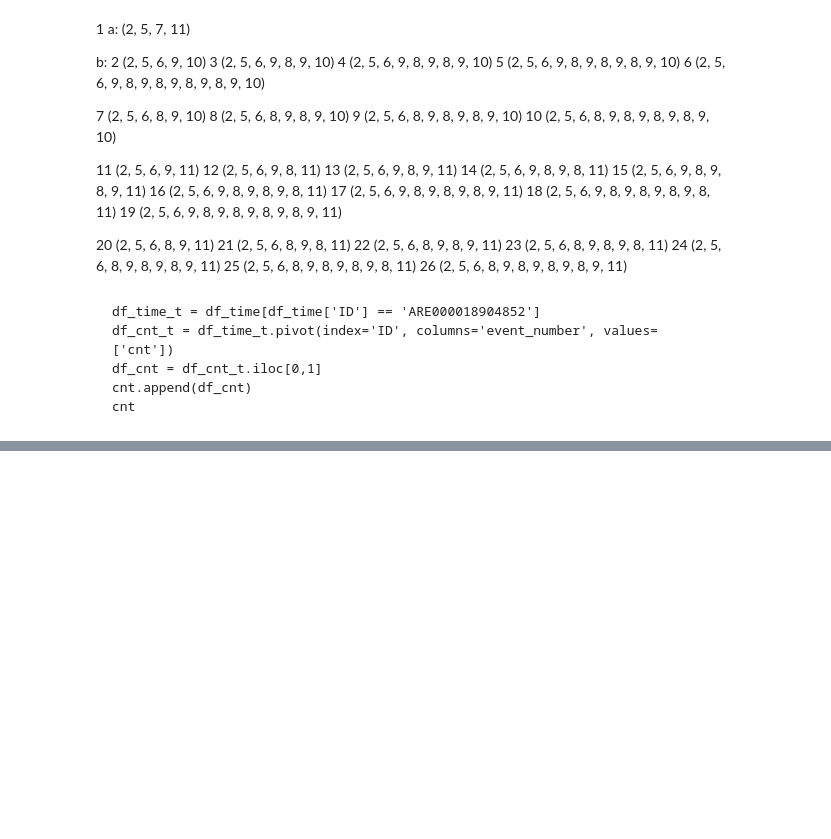
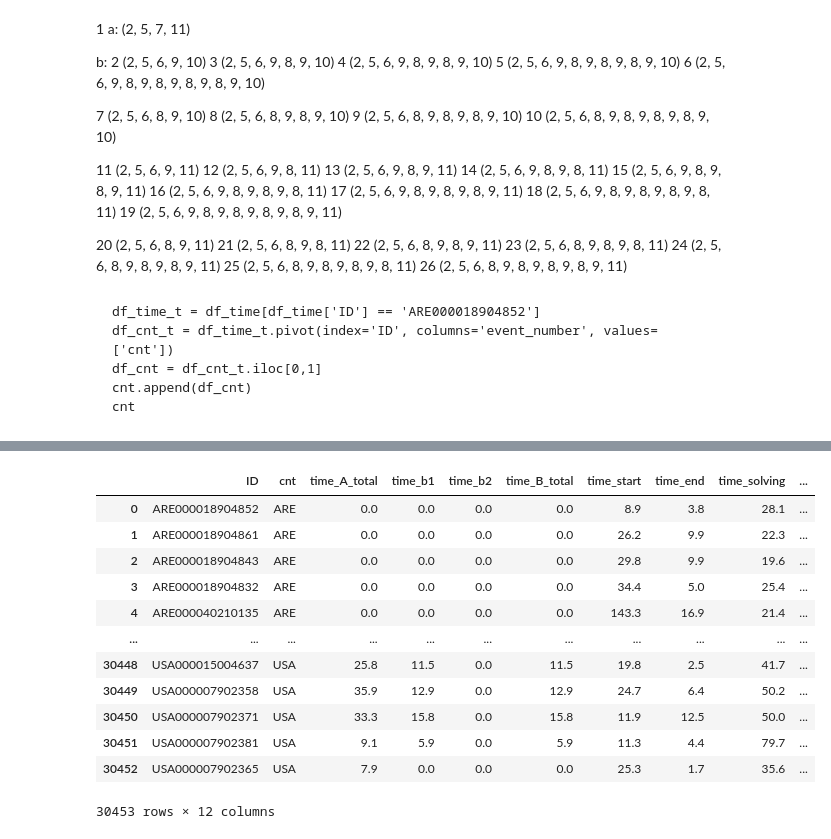
Before and after one commit to hyemin20/ProcessMining_PISA2012, a Jupyter notebook: scripts/1_GenerateVariables_1_time_abs.ipynb, the cells around one changed output, grey strips where cells are left out. Saved outputs shown, nothing was run; the diff lists cells and outputs as text; code cells hidden in the pictures; blank space fills up the shorter version.

```diff
--- a/scripts/1_GenerateVariables_1_time_abs.ipynb
+++ b/scripts/1_GenerateVariables_1_time_abs.ipynb
@@ -457,7 +464,7 @@ time_start = []
 
 for i in tqdm(stu_id):
     df_t = df[df['ID'] == i]
-    if len(df_t) > 2:
+    if len(df_t) >= 3:
         start = df_t.iloc[1,6] - df_t.iloc[0,6]
     else:
         start = 0
@@ -468,7 +475,7 @@ time_end = []
 
 for i in tqdm(stu_id):
     df_t = df[df['ID'] == i]
-    if len(df_t) > 2:
+    if len(df_t) >= 3:
         end = df_t.iloc[-1,6] - df_t.iloc[-2,6]
     else:
         end = 0
@@ -479,14 +486,42 @@ time_total = []
 
 for i in tqdm(stu_id):
     df_t = df[df['ID'] == i]
-    total = max(df_t['time'])-min(df_t['time'])
+    if len(df_t) >= 2:
+        total = df_t.iloc[-1,6] - df_t.iloc[0,6]
+    else:
+        total = 0
     time_total.append(total)
+# %%
+# solving time
+time_solving = []
+
+for i in tqdm(stu_id):
+    df_t = df[df['ID'] == i]
+    if len(df_t) >= 4:
+        solving = df_t.iloc[-2,6] - df_t.iloc[1,6]
+    else:
+        solving = 0
+    time_solving.append(solving)
 # %%
 df_timeV_1_abs = pd.DataFrame({'ID':stu_id, 'cnt':cnt, 'time_A_total':time_a1,'time_b1':time_B1,'time_b2':time_B2,
-                              'time_B_total':time_B_total,'time_start':time_start,'time_end':time_end,'time_total':time_total,
-                              'credit':credit})
+                              'time_B_total':time_B_total,'time_start':time_start,'time_end':time_end, 'time_solving':time_solving,
+                               'time_total':time_total, 'credit':credit, 'oecd':oecd})
 #df.df_timeV_1_abs('ID', inplace=True)
 df_timeV_1_abs
+# %% [output]
+|  | ID | cnt | time_A_total | time_b1 | time_b2 | time_B_total | time_start | time_end | time_solving | ... |
+| 0 | ARE000018904852 | ARE | 0.0 | 0.0 | 0.0 | 0.0 | 8.9 | 3.8 | 28.1 | ... |
+| 1 | ARE000018904861 | ARE | 0.0 | 0.0 | 0.0 | 0.0 | 26.2 | 9.9 | 22.3 | ... |
+| 2 | ARE000018904843 | ARE | 0.0 | 0.0 | 0.0 | 0.0 | 29.8 | 9.9 | 19.6 | ... |
+| 3 | ARE000018904832 | ARE | 0.0 | 0.0 | 0.0 | 0.0 | 34.4 | 5.0 | 25.4 | ... |
+| 4 | ARE000040210135 | ARE | 0.0 | 0.0 | 0.0 | 0.0 | 143.3 | 16.9 | 21.4 | ... |
+| ... | ... | ... | ... | ... | ... | ... | ... | ... | ... | ... |
+| 30448 | USA000015004637 | USA | 25.8 | 11.5 | 0.0 | 11.5 | 19.8 | 2.5 | 41.7 | ... |
+| 30449 | USA000007902358 | USA | 35.9 | 12.9 | 0.0 | 12.9 | 24.7 | 6.4 | 50.2 | ... |
+| 30450 | USA000007902371 | USA | 33.3 | 15.8 | 0.0 | 15.8 | 11.9 | 12.5 | 50.0 | ... |
+| 30451 | USA000007902381 | USA | 9.1 | 5.9 | 0.0 | 5.9 | 11.3 | 4.4 | 79.7 | ... |
+| 30452 | USA000007902365 | USA | 7.9 | 0.0 | 0.0 | 0.0 | 25.3 | 1.7 | 35.6 | ... |
+30453 rows × 12 columns
 # %%
 df_timeV_1_abs['time_answer'] = df_timeV_1_abs['time_A_total'] + df_timeV_1_abs['time_B_total']
 df_timeV_1_abs['time_not_answer'] = df_timeV_1_abs['time_total'] - df_timeV_1_abs['time_answer'] - df_timeV_1_abs['time_start'] - df_timeV_1_abs['time_end']
```
Also changed, not shown: parts of 9 cells of this notebook, 28 other files.
